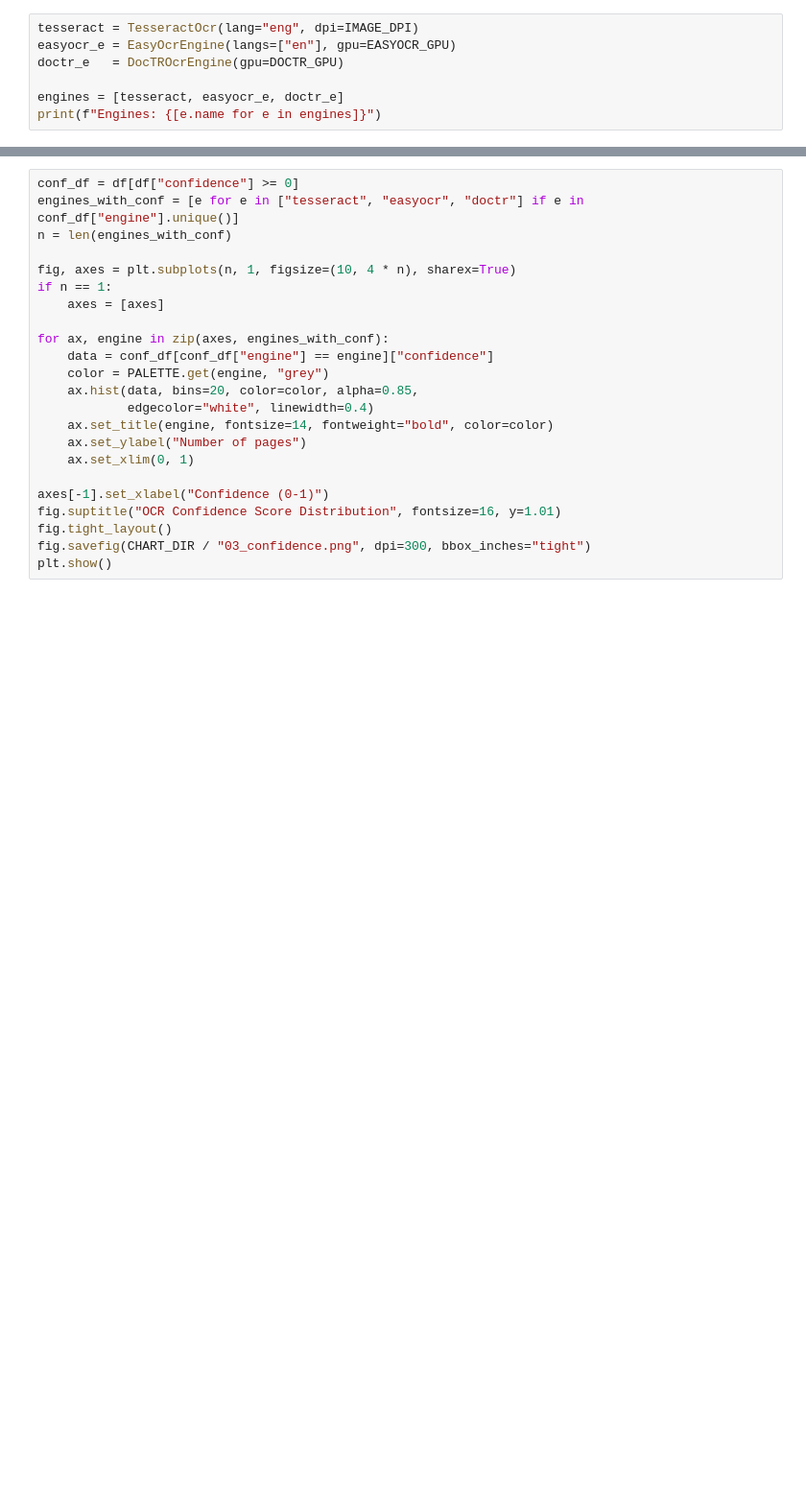
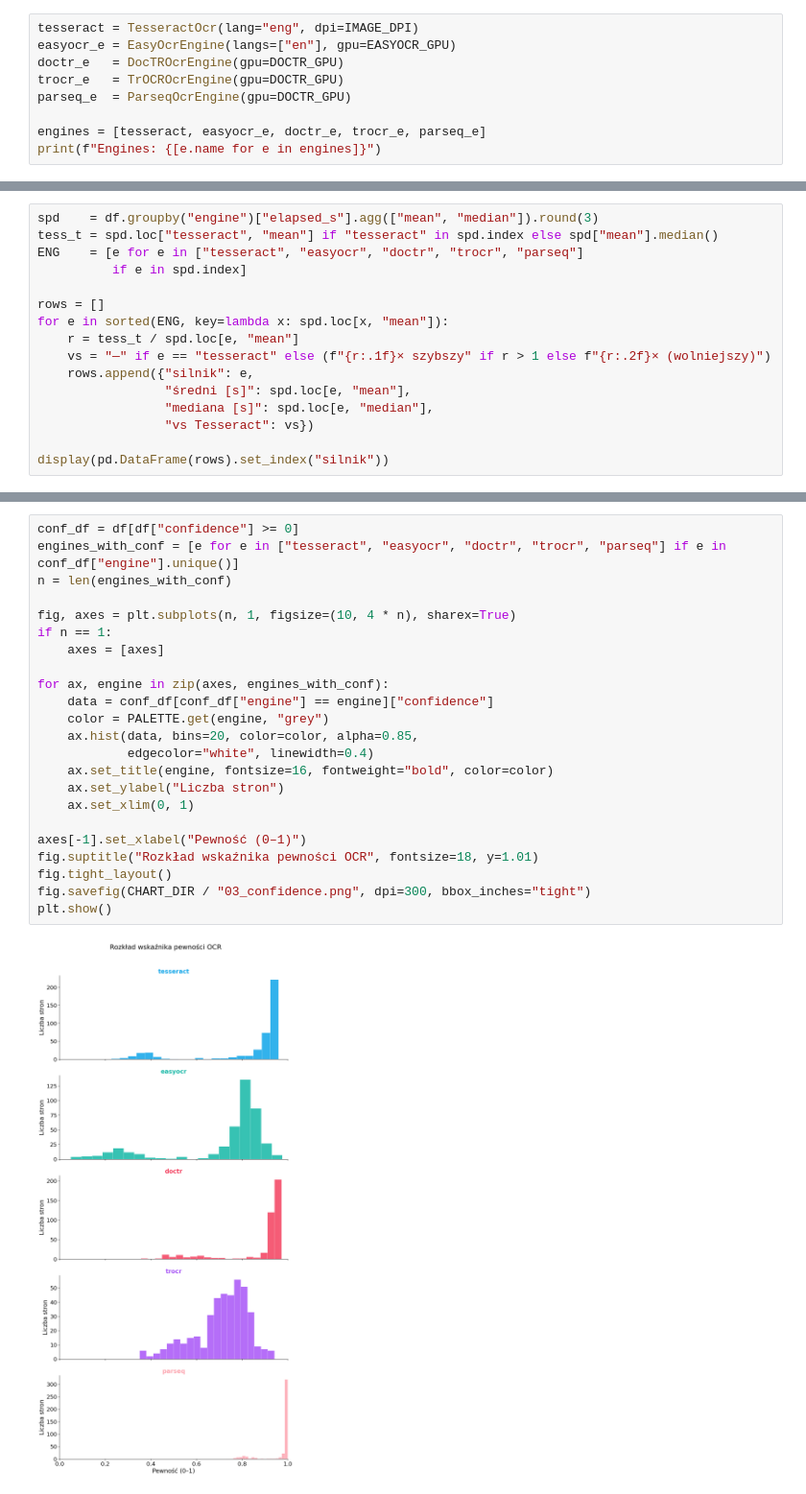
Before and after one commit to ludrian42/page-stream-segmentation, a Jupyter notebook: notebooks/01_ocr_evaluation.ipynb, the cells around one changed output, grey strips where cells are left out. Shown at 96% size. Cells and saved outputs as stored; diff of their text form; blank space fills up the shorter version.

```diff
--- a/notebooks/01_ocr_evaluation.ipynb
+++ b/notebooks/01_ocr_evaluation.ipynb
@@ -160,6 +184,8 @@ print("Helpers defined")
 tesseract = TesseractOcr(lang="eng", dpi=IMAGE_DPI)
 easyocr_e = EasyOcrEngine(langs=["en"], gpu=EASYOCR_GPU)
 doctr_e   = DocTROcrEngine(gpu=DOCTR_GPU)
+trocr_e   = TrOCROcrEngine(gpu=DOCTR_GPU)
+parseq_e  = ParseqOcrEngine(gpu=DOCTR_GPU)
 
-engines = [tesseract, easyocr_e, doctr_e]
+engines = [tesseract, easyocr_e, doctr_e, trocr_e, parseq_e]
 print(f"Engines: {[e.name for e in engines]}")
@@ -288,0 +322,16 @@ plt.show()
+# %%
+spd    = df.groupby("engine")["elapsed_s"].agg(["mean", "median"]).round(3)
+tess_t = spd.loc["tesseract", "mean"] if "tesseract" in spd.index else spd["mean"].median()
+ENG    = [e for e in ["tesseract", "easyocr", "doctr", "trocr", "parseq"]
+          if e in spd.index]
+
+rows = []
+for e in sorted(ENG, key=lambda x: spd.loc[x, "mean"]):
+    r = tess_t / spd.loc[e, "mean"]
+    vs = "—" if e == "tesseract" else (f"{r:.1f}× szybszy" if r > 1 else f"{r:.2f}× (wolniejszy)")
+    rows.append({"silnik": e,
+                 "średni [s]": spd.loc[e, "mean"],
+                 "mediana [s]": spd.loc[e, "median"],
+                 "vs Tesseract": vs})
+
+display(pd.DataFrame(rows).set_index("silnik"))
@@ -320,23 +451,25 @@ plt.show()
 # %%
 conf_df = df[df["confidence"] >= 0]
-engines_with_conf = [e for e in ["tesseract", "easyocr", "doctr"] if e in conf_df["engine"].unique()]
+engines_with_conf = [e for e in ["tesseract", "easyocr", "doctr", "trocr", "parseq"] if e in conf_df["engine"].unique()]
 n = len(engines_with_conf)
 
 fig, axes = plt.subplots(n, 1, figsize=(10, 4 * n), sharex=True)
 if n == 1:
     axes = [axes]
 
 for ax, engine in zip(axes, engines_with_conf):
     data = conf_df[conf_df["engine"] == engine]["confidence"]
     color = PALETTE.get(engine, "grey")
     ax.hist(data, bins=20, color=color, alpha=0.85,
             edgecolor="white", linewidth=0.4)
-    ax.set_title(engine, fontsize=14, fontweight="bold", color=color)
-    ax.set_ylabel("Number of pages")
+    ax.set_title(engine, fontsize=16, fontweight="bold", color=color)
+    ax.set_ylabel("Liczba stron")
     ax.set_xlim(0, 1)
 
-axes[-1].set_xlabel("Confidence (0-1)")
-fig.suptitle("OCR Confidence Score Distribution", fontsize=16, y=1.01)
+axes[-1].set_xlabel("Pewność (0–1)")
+fig.suptitle("Rozkład wskaźnika pewności OCR", fontsize=18, y=1.01)
 fig.tight_layout()
 fig.savefig(CHART_DIR / "03_confidence.png", dpi=300, bbox_inches="tight")
 plt.show()
+# %% [output]
+[figure, added]
```
Also changed, not shown: parts of 41 cells of this notebook, 16 other files.
